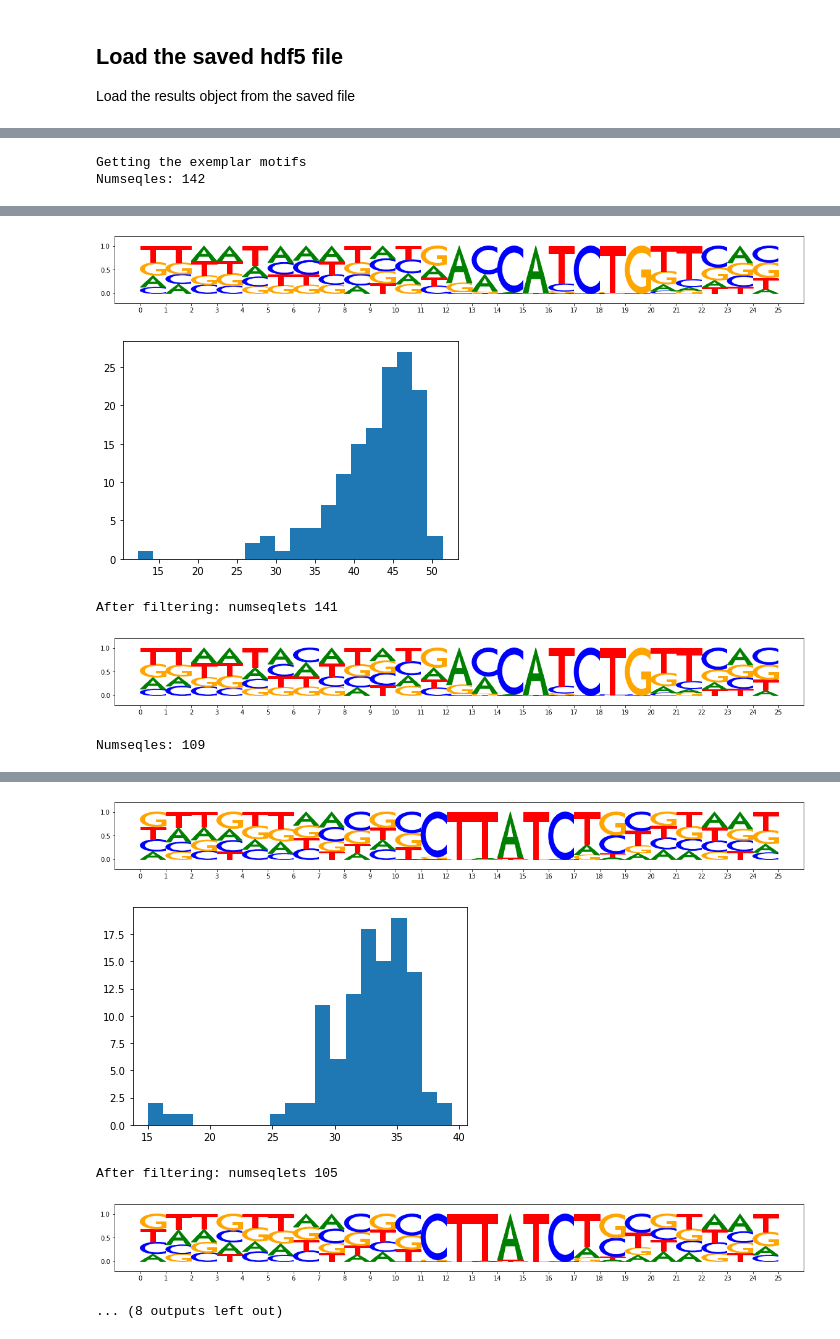
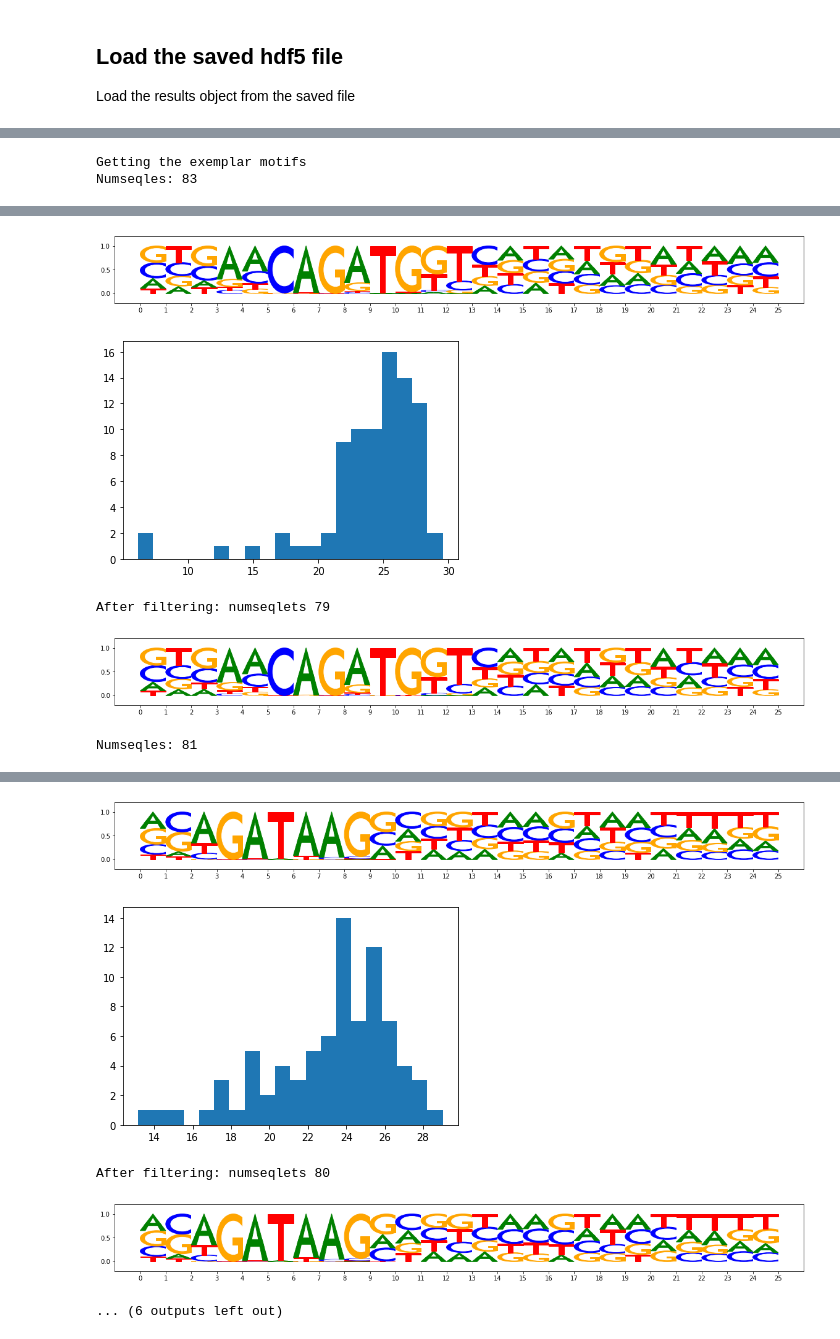
Before and after one commit to kundajelab/tfmodisco, a Jupyter notebook: examples/simulated_TAL_GATA_deeplearning/TF_MoDISco_TAL_GATA_hitscoring.ipynb, the cells around one changed output, grey strips where cells are left out. Drawn from its saved outputs; the diff is of its cells as text; code cells hidden in the pictures.

```diff
--- a/examples/simulated_TAL_GATA_deeplearning/TF_MoDISco_TAL_GATA_hitscoring.ipynb
+++ b/examples/simulated_TAL_GATA_deeplearning/TF_MoDISco_TAL_GATA_hitscoring.ipynb
@@ -124,13 +119,13 @@ for task in tasks:
     #in this example they all have the same length (200bp) but that is
     #not necessary.
     task_to_scores[task] = [np.array(x)[::rc,::rc] for x in
-                            f['contrib_scores'][task][:n] for rc in [1,-1]]
+                            f['contrib_scores'][task][:n] for rc in [1]]
     task_to_hyp_scores[task] = [np.array(x)[::rc, ::rc] for x in
-                                f['hyp_contrib_scores'][task][:n] for rc in [1,-1]]
+                                f['hyp_contrib_scores'][task][:n] for rc in [1]]
 
 onehot_data = [one_hot_encode_along_channel_axis(seq)[::rc, ::rc]
                for seq in fasta_sequences[:n]
-               for rc in [1,-1]]
+               for rc in [1]]
 # %% [markdown]
 Double check by plotting
 # %%
@@ -429,8 +428,8 @@ instance_scorer = exemplar_based_hitscoring.prepare_instance_scorer(
                 .metacluster_idx_to_submetacluster_results["metacluster_0"]
                 .seqlets_to_patterns_result.patterns),
     trim_window_size=SCANNING_WINDOW_WIDTH,
-    task_names=tasks, bg_freq=background, track_set=track_set)
+    task_names=tasks, bg_freq=np.array([0.27, 0.23, 0.23, 0.27]), track_set=track_set)
 # %% [output]
 Getting the exemplar motifs
-Numseqles: 142
+Numseqles: 83
 [Parallel(n_jobs=10)]: Using backend LokyBackend with 10 concurrent workers.
@@ -439,7 +438,7 @@ Numseqles: 142
-[figure, old version]
+[figure, new version]
-[figure, old version]
+[figure, new version]
-After filtering: numseqlets 141
+After filtering: numseqlets 79
-[figure, old version]
+[figure, new version]
-Numseqles: 109
+Numseqles: 81
 [Parallel(n_jobs=10)]: Using backend LokyBackend with 10 concurrent workers.
 [Parallel(n_jobs=10)]: Done  40 tasks      | elapsed:    0.0s
@@ -447,8 +446,8 @@ Numseqles: 109
-[figure, old version]
+[figure, new version]
-[figure, old version]
+[figure, new version]
-After filtering: numseqlets 105
+After filtering: numseqlets 80
-[figure, old version]
+[figure, new version]
-... (8 outputs left out)
+... (6 outputs left out)
 # %%
 from collections import defaultdict
 from modisco.hit_scoring import exemplar_based_hitscoring
```
Also changed, not shown: parts of 9 cells of this notebook, 7 other files.
